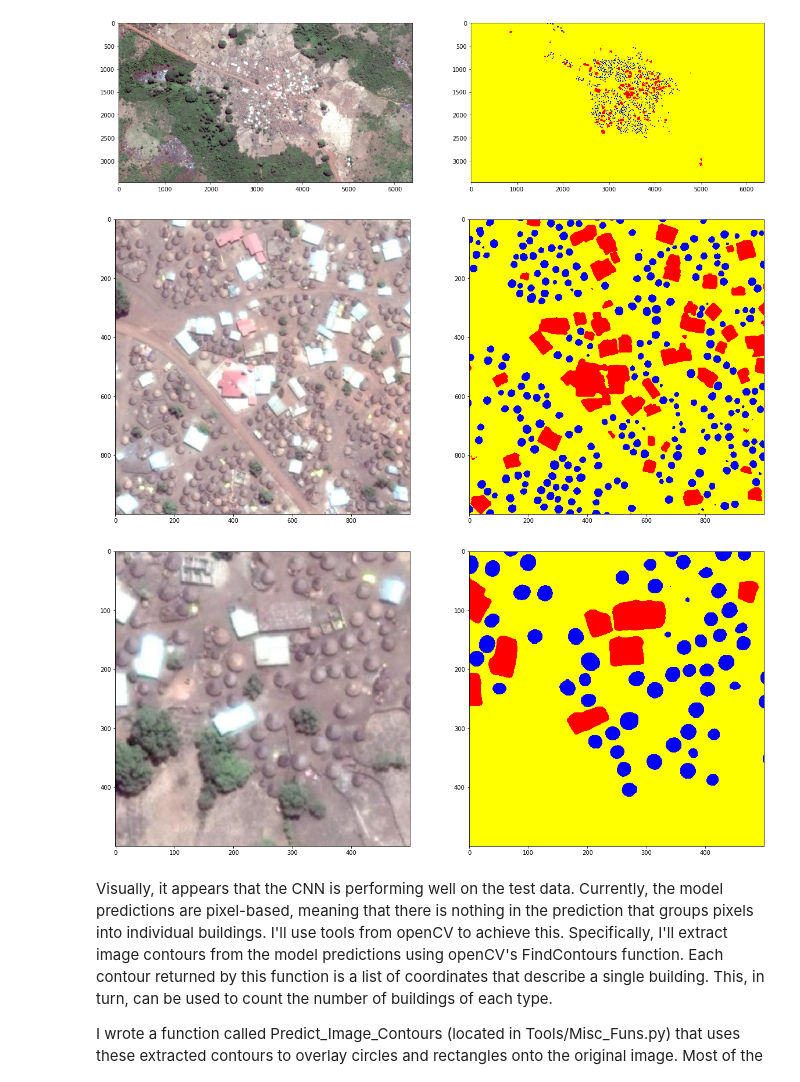
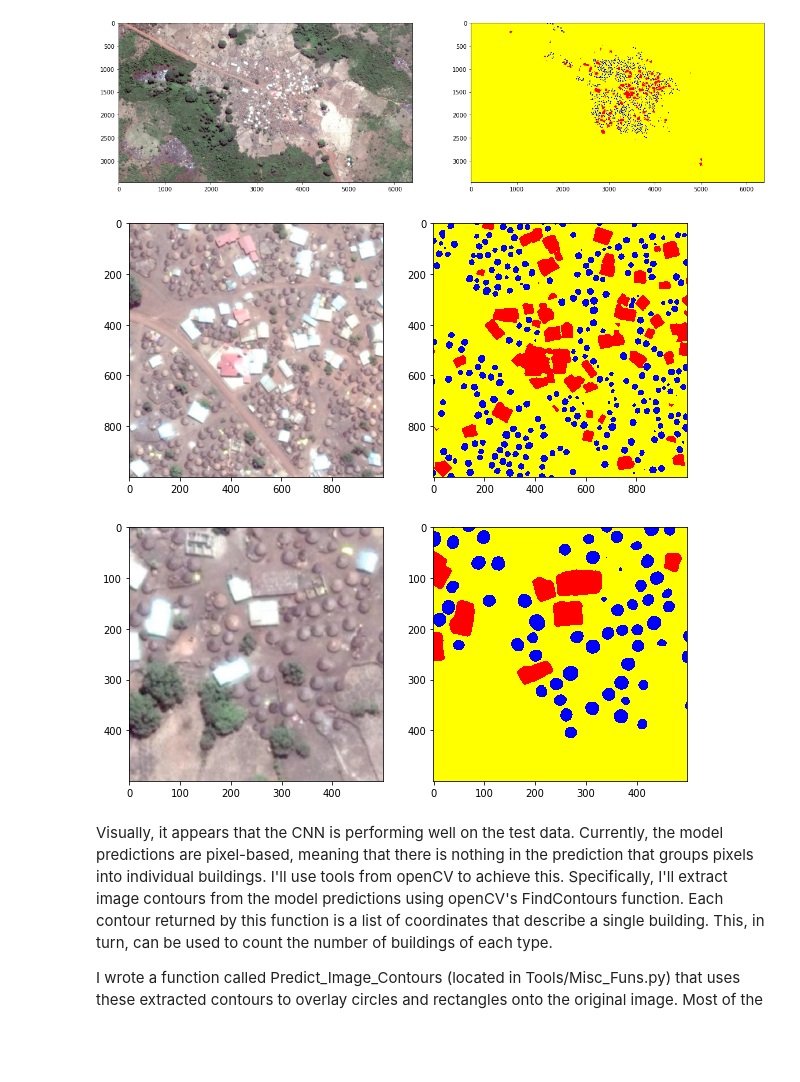
Before and after one commit to 54481andrew/sky-glass, a Jupyter notebook: Building_Segmentation.ipynb, the cells around one changed output. Cells and saved outputs as stored; diff of their text form; code cells hidden in the pictures; blank space fills up the shorter version.

```diff
--- a/Building_Segmentation.ipynb
+++ b/Building_Segmentation.ipynb
@@ -410,7 +410,7 @@ np.random.seed(1)
 im, la = next(train_generator)
 la = la[0,:,:,:]
 la = la.argmax(-1)
-f, ax = plt.subplots(1,2,figsize = (20,20))
+f, ax = plt.subplots(1,2,figsize = (10,20))
 ax[0].imshow(im[0,:,:,:].astype('uint8'), cmap = cmap, interpolation = 'none')
 ax[1].imshow(la[:,:], cmap = cmap)
 # %% [output]
@@ -492,27 +492,29 @@ image_array, cnn_prediction, predicted_class = plot_pred(image_name = 'Bantou.ti
 # %%
 row = 1000
 col = 3000
 size = 1000
 image_crop = image_array[row:(row + size), col:(col + size), :]
 pred_class_crop = predicted_class[row:(row + size), col:(col + size)]
-f, ax = plt.subplots(1,2, figsize = (20, 20))
+f, ax = plt.subplots(1,2, figsize = (10, 20))
 ax[0].imshow(image_crop)
 ax[1].imshow(pred_class_crop, interpolation='none', cmap=cmap)
-f.savefig('Figures/CNN_Segmentation_Performance_1.png')
+f.savefig('Figures/CNN_Segmentation_Performance_1.png',
+         bbox_inches='tight', transparent="True", pad_inches=0)
 # %% [output]
-[figure, old version]
+[figure, new version]
 # %%
 row = 2000
 col = 3000
 size = 500
 image_crop = image_array[row:(row + size), col:(col + size), :]
 pred_class_crop = predicted_class[row:(row + size), col:(col + size)]
-f, ax = plt.subplots(1,2, figsize = (20, 20))
+f, ax = plt.subplots(1,2, figsize = (10, 20))
 ax[0].imshow(image_crop)
 ax[1].imshow(pred_class_crop, interpolation='none', cmap=cmap)
-f.savefig('Figures/CNN_Segmentation_Performance_2.png')
+f.savefig('Figures/CNN_Segmentation_Performance_2.png',
+         bbox_inches='tight', transparent="True", pad_inches=0)
 # %% [output]
-[figure, old version]
+[figure, new version]
 # %% [markdown]
 Visually, it appears that the CNN is performing well on the test data. Currently, the model predictions are pixel-based, meaning that there is nothing in the prediction that groups pixels into individual buildings. I'll use tools from openCV to achieve this. Specifically, I'll extract image contours from the model predictions using openCV's FindContours function. Each contour returned by this function is a list of coordinates that describe a single building. This, in turn, can be used to count the number of buildings of each type.
 
```
Also changed, not shown: parts of 4 cells of this notebook, 3 other files.
